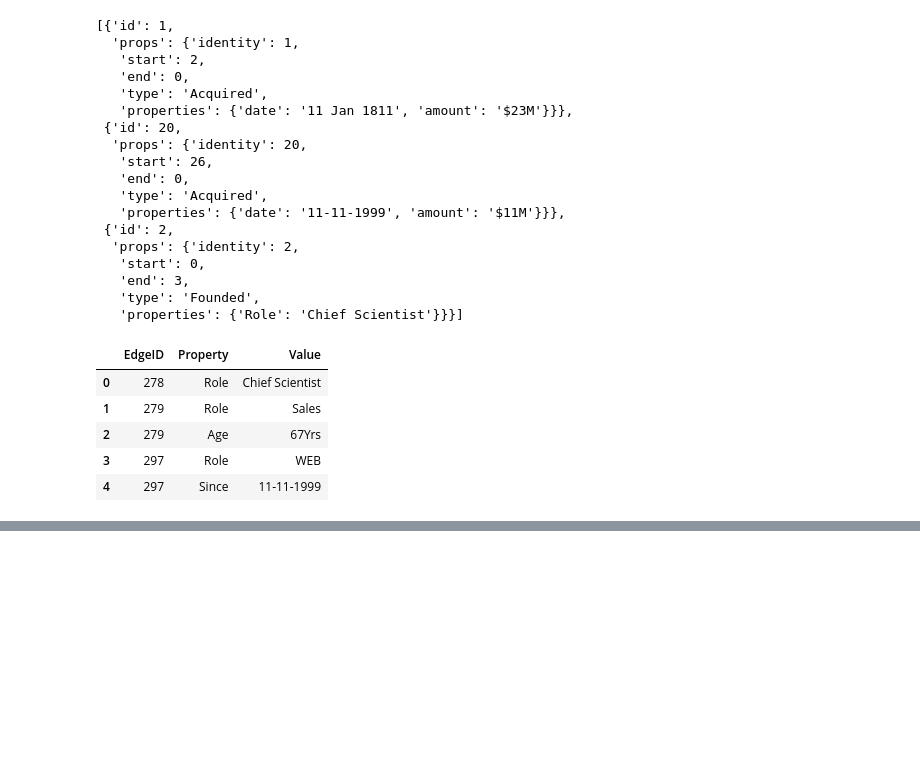
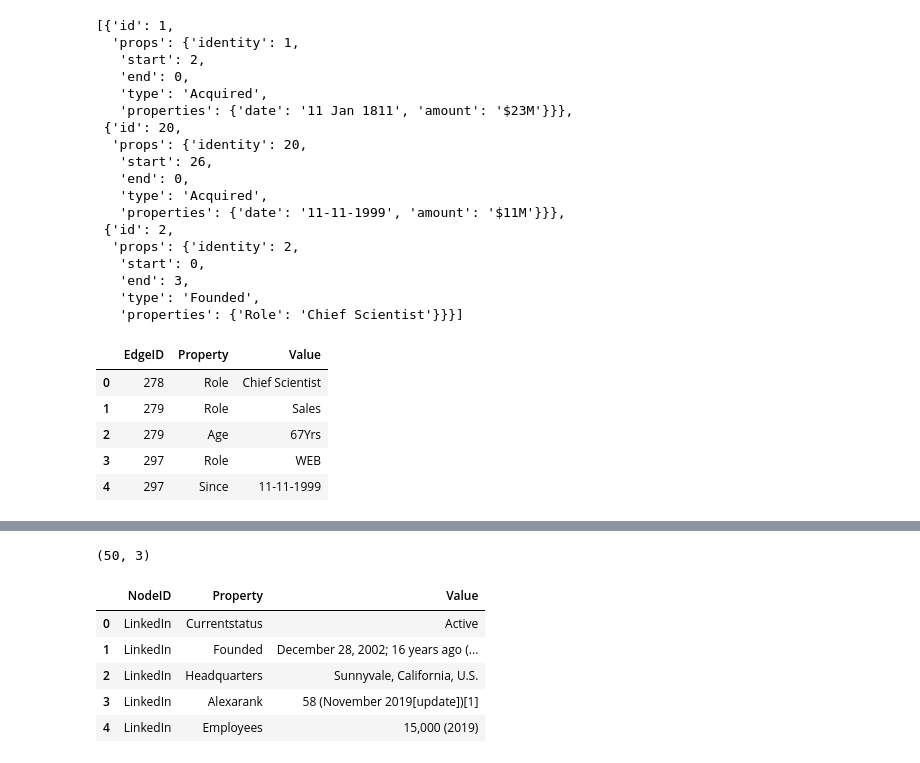
Before and after one commit to MCGallaspy/dse_203_final_project, a Jupyter notebook: processing/Creating 5-table data.ipynb, the cells around one changed output, grey strips where cells are left out. Saved outputs shown, nothing was run; the diff lists cells and outputs as text; code cells hidden in the pictures; blank space fills up the shorter version.

```diff
--- a/processing/Creating 5-table data.ipynb
+++ b/processing/Creating 5-table data.ipynb
@@ -375,0 +384,5 @@ edge_props.to_csv('5tables/EdgeProperty.tsv', index=False, sep='\t')
+# %%
+with open("ashok_node_properties.json", "rb") as f:
+    ashok_node_props = json.loads(f.read())
+print(len(ashok_node_props))
+ashok_node_props[0]
@@ -375,0 +418,25 @@ edge_props.to_csv('5tables/EdgeProperty.tsv', index=False, sep='\t')
+# %%
+nodes = []
+properties = []
+values = []
+for node in ashok_node_props:
+    nodeID = node['node']['properties']['name']
+    props = [p for p in node['node']['properties'].keys() if p != 'name']
+    vals  = [v for p, v in node['node']['properties'].items() if p != 'name']
+    N = len(props)
+    nodes.extend([nodeID] * N)
+    properties.extend(props)
+    values.extend(vals)
+node_properties_df = pd.DataFrame(data={"NodeID": nodes,
+                                        "Property": properties,
+                                        "Value": values})
+print(node_properties_df.shape)
+node_properties_df.head()
+# %% [output]
+(50, 3)
+|  | NodeID | Property | Value |
+| 0 | LinkedIn | Currentstatus | Active |
+| 1 | LinkedIn | Founded | December 28, 2002; 16 years ago (... |
+| 2 | LinkedIn | Headquarters | Sunnyvale, California, U.S. |
+| 3 | LinkedIn | Alexarank | 58 (November 2019[update])[1] |
+| 4 | LinkedIn | Employees | 15,000 (2019) |
```
Also changed, not shown: parts of 10 cells of this notebook, 2 other files.
